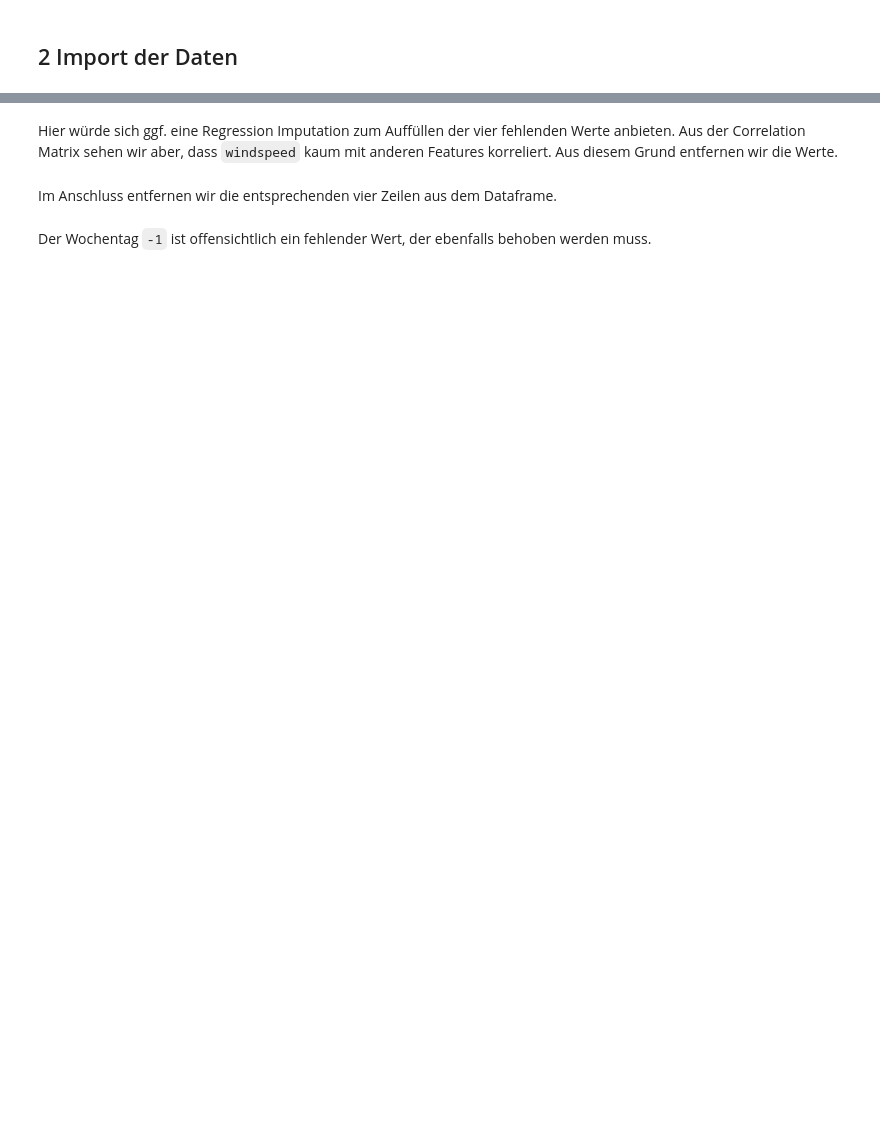
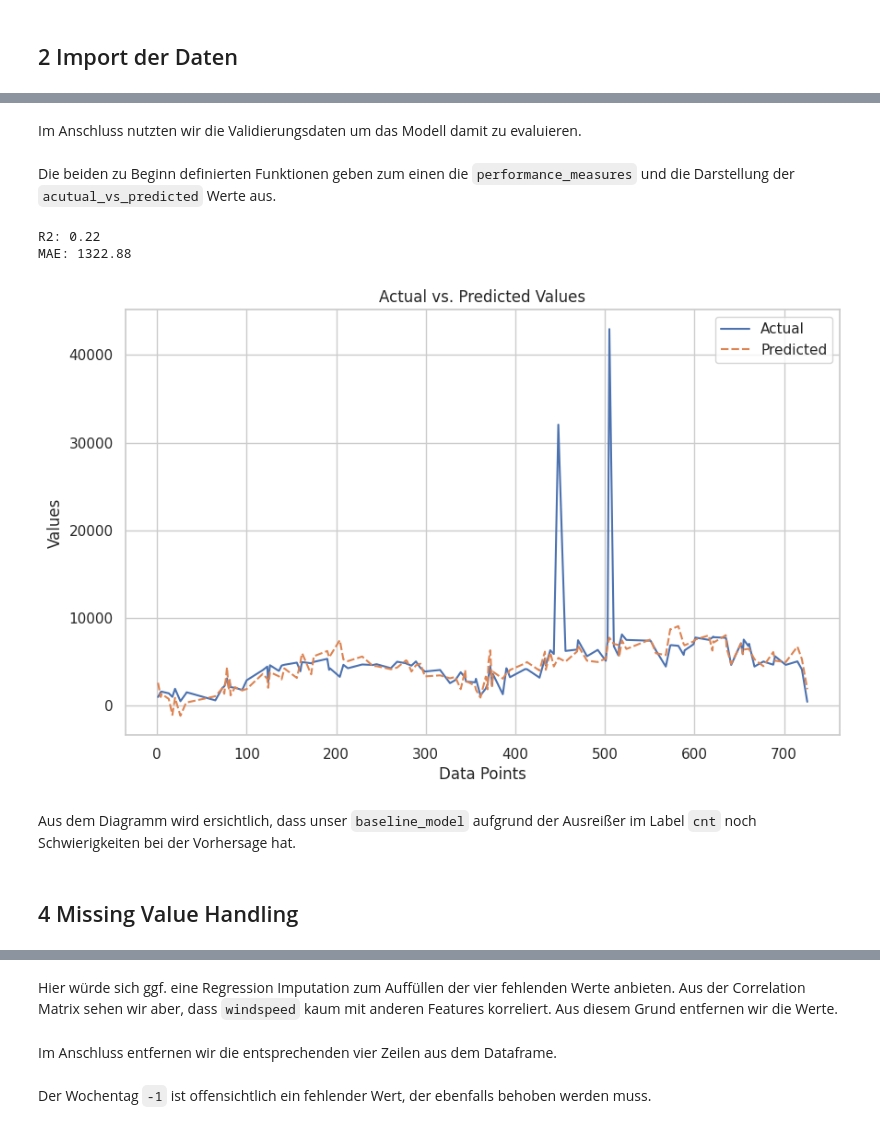
Before and after one commit to DavidRmn/introduction-data-science, a Jupyter notebook: project/task_2.ipynb, the cells around one changed output, grey strips where cells are left out. Cells and saved outputs as stored; diff of their text form; code cells hidden in the pictures; blank space fills up the shorter version.

````diff
--- a/project/task_2.ipynb
+++ b/project/task_2.ipynb
@@ -202,0 +136,8 @@ Aus der deskriptiven Statistik ist ersichltich, dass das Minimum der Variable "w
+# %%
+baseline_model = Pipeline([("baseline_model", LinearRegression())])
+
+numeric_values = CustomTransformer(function=select_numeric)
+
+minimal_preprocessing = Pipeline([
+    ("numeric_values", numeric_values),
+    ("imputer", SimpleImputer(strategy="mean"))])
@@ -202,0 +146,2 @@ Aus der deskriptiven Statistik ist ersichltich, dass das Minimum der Variable "w
+# %%
+minimal_pipe = Pipeline([("preprocessing", minimal_preprocessing), ("baseline_model", baseline_model)])
@@ -202,0 +150,2 @@ Aus der deskriptiven Statistik ist ersichltich, dass das Minimum der Variable "w
+# %%
+minimal_pipe.fit(X_train, y_train)
@@ -202,0 +160,19 @@ Aus der deskriptiven Statistik ist ersichltich, dass das Minimum der Variable "w
+# %% [markdown]
+Im Anschluss nutzten wir die Validierungsdaten um das Modell damit zu evaluieren.
+# %%
+y_pred = minimal_pipe.predict(X_validate)
+# %% [markdown]
+Die beiden zu Beginn definierten Funktionen geben zum einen die ```performance_measures``` und die Darstellung der ```acutual_vs_predicted``` Werte aus.
+# %%
+_, _ = performance_measures(y_validate, y_pred)
+# %% [output]
+R2: 0.22
+MAE: 1322.88
+# %%
+actual_vs_predicted(y_validate, y_pred)
+# %% [output]
+[figure, added]
+# %% [markdown]
+Aus dem Diagramm wird ersichtlich, dass unser ```baseline_model``` aufgrund der Ausreißer im Label ```cnt``` noch Schwierigkeiten bei der Vorhersage hat.
+# %% [markdown]
+## 4 Missing Value Handling
````
Also changed, not shown: parts of 82 cells of this notebook.
